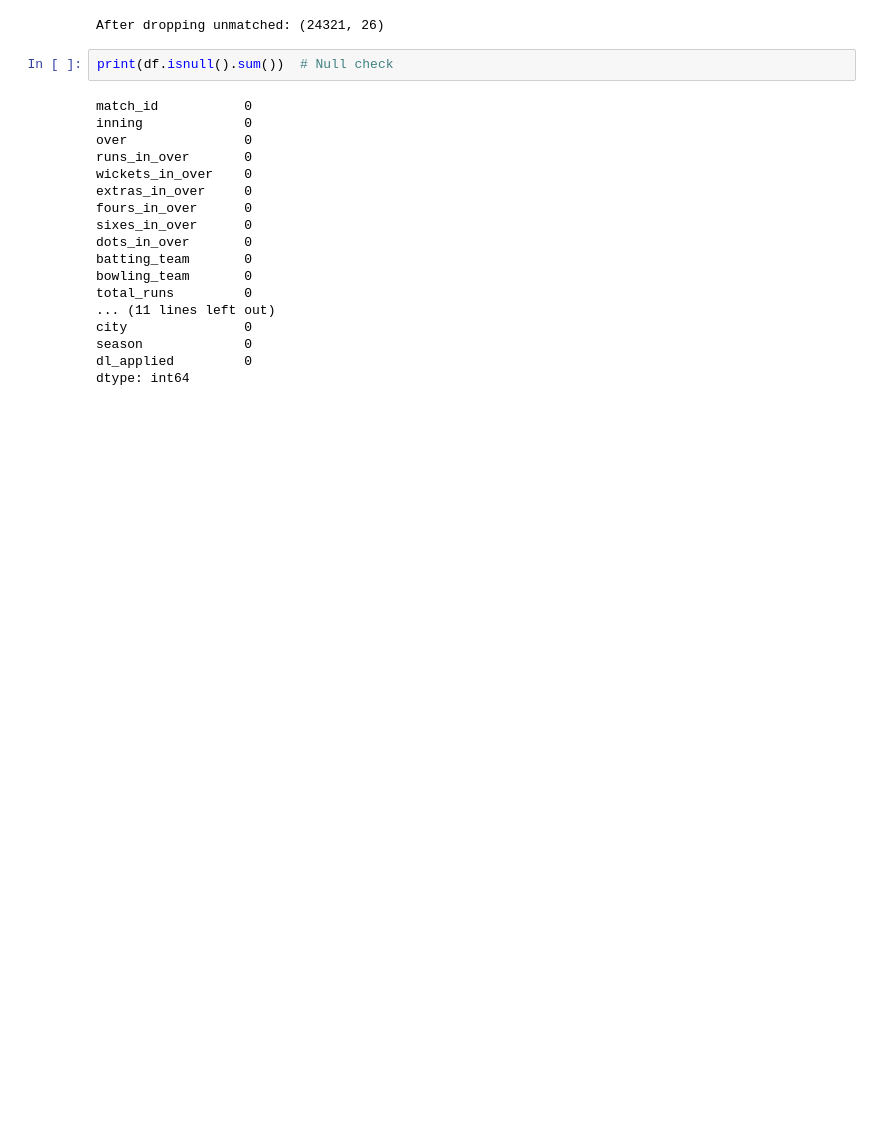
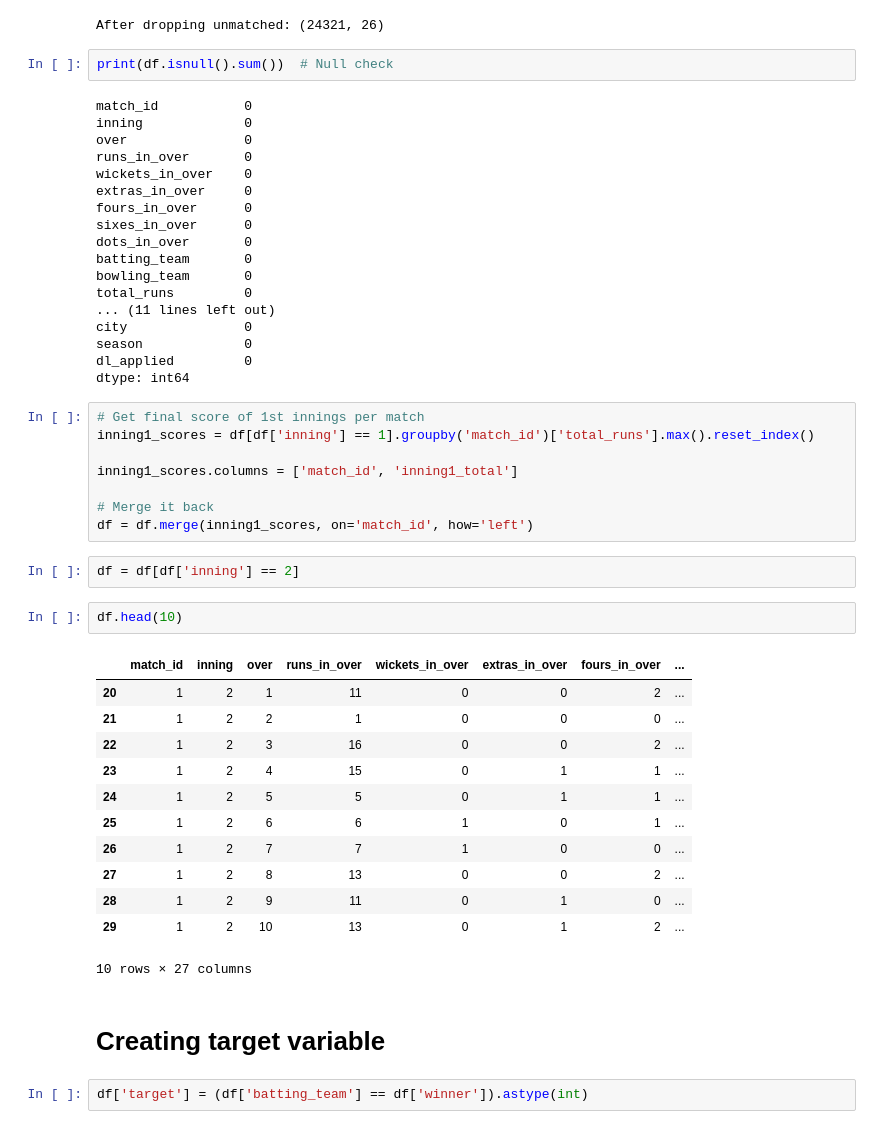
Before and after one commit to Jana1805/ML-Assignment, a Jupyter notebook: notebooks/RandomForest.ipynb, the cells around one changed output. Drawn from its saved outputs; the diff is of its cells as text; blank space fills up the shorter version.

```diff
--- a/notebooks/RandomForest.ipynb
+++ b/notebooks/RandomForest.ipynb
@@ -316,3 +316,32 @@ city               0
 season             0
 dl_applied         0
 dtype: int64
+# %%
+# Get final score of 1st innings per match
+inning1_scores = df[df['inning'] == 1].groupby('match_id')['total_runs'].max().reset_index()
+
+inning1_scores.columns = ['match_id', 'inning1_total']
+
+# Merge it back
+df = df.merge(inning1_scores, on='match_id', how='left')
+# %%
+df = df[df['inning'] == 2]
+# %%
+df.head(10)
+# %% [output]
+|  | match_id | inning | over | runs_in_over | wickets_in_over | extras_in_over | fours_in_over | ... |
+| 20 | 1 | 2 | 1 | 11 | 0 | 0 | 2 | ... |
+| 21 | 1 | 2 | 2 | 1 | 0 | 0 | 0 | ... |
+| 22 | 1 | 2 | 3 | 16 | 0 | 0 | 2 | ... |
+| 23 | 1 | 2 | 4 | 15 | 0 | 1 | 1 | ... |
+| 24 | 1 | 2 | 5 | 5 | 0 | 1 | 1 | ... |
+| 25 | 1 | 2 | 6 | 6 | 1 | 0 | 1 | ... |
+| 26 | 1 | 2 | 7 | 7 | 1 | 0 | 0 | ... |
+| 27 | 1 | 2 | 8 | 13 | 0 | 0 | 2 | ... |
+| 28 | 1 | 2 | 9 | 11 | 0 | 1 | 0 | ... |
+| 29 | 1 | 2 | 10 | 13 | 0 | 1 | 2 | ... |
+10 rows × 27 columns
+# %% [markdown]
+# Creating target variable
+# %%
+df['target'] = (df['batting_team'] == df['winner']).astype(int)
```
Also changed, not shown: parts of 6 cells of this notebook.
